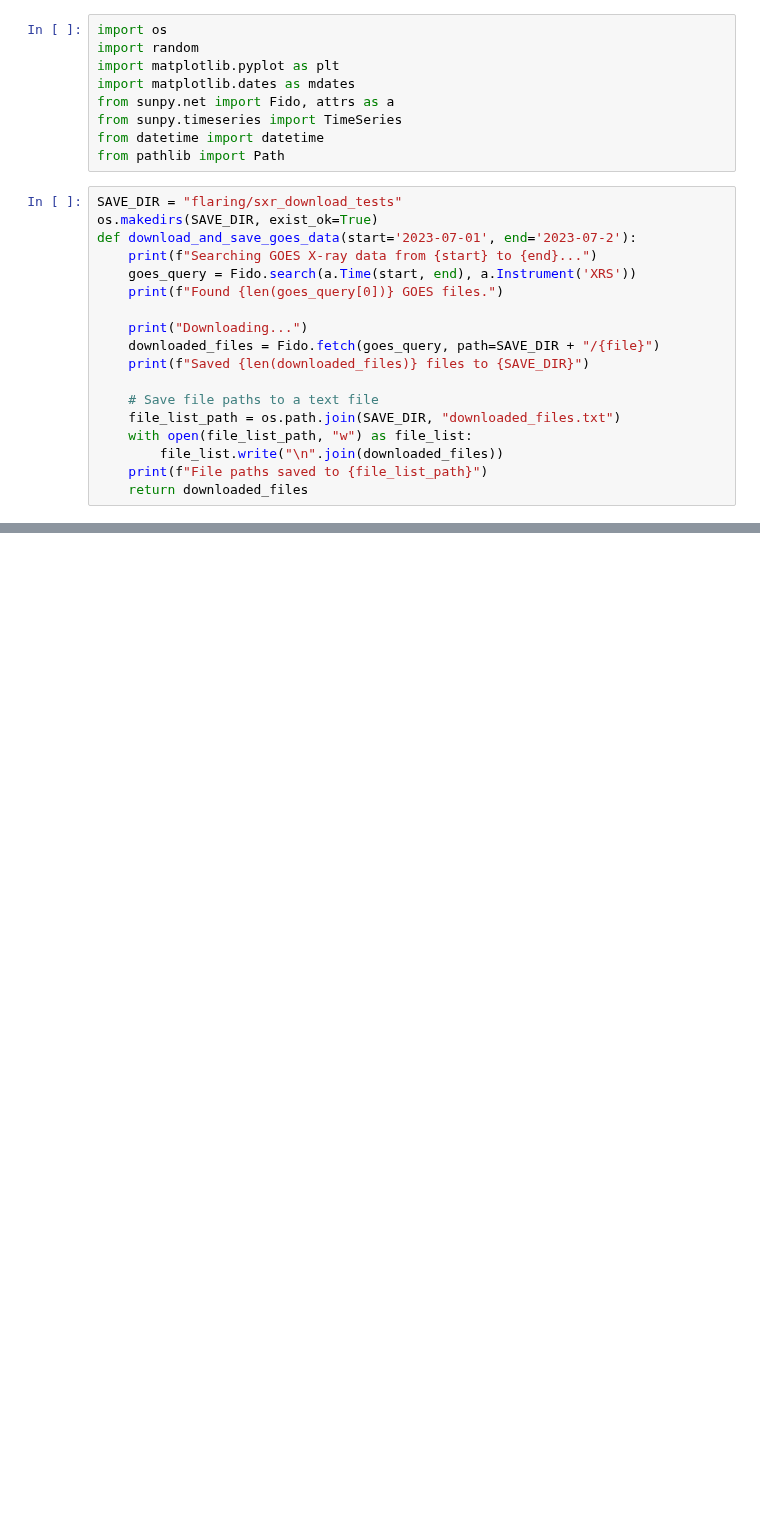
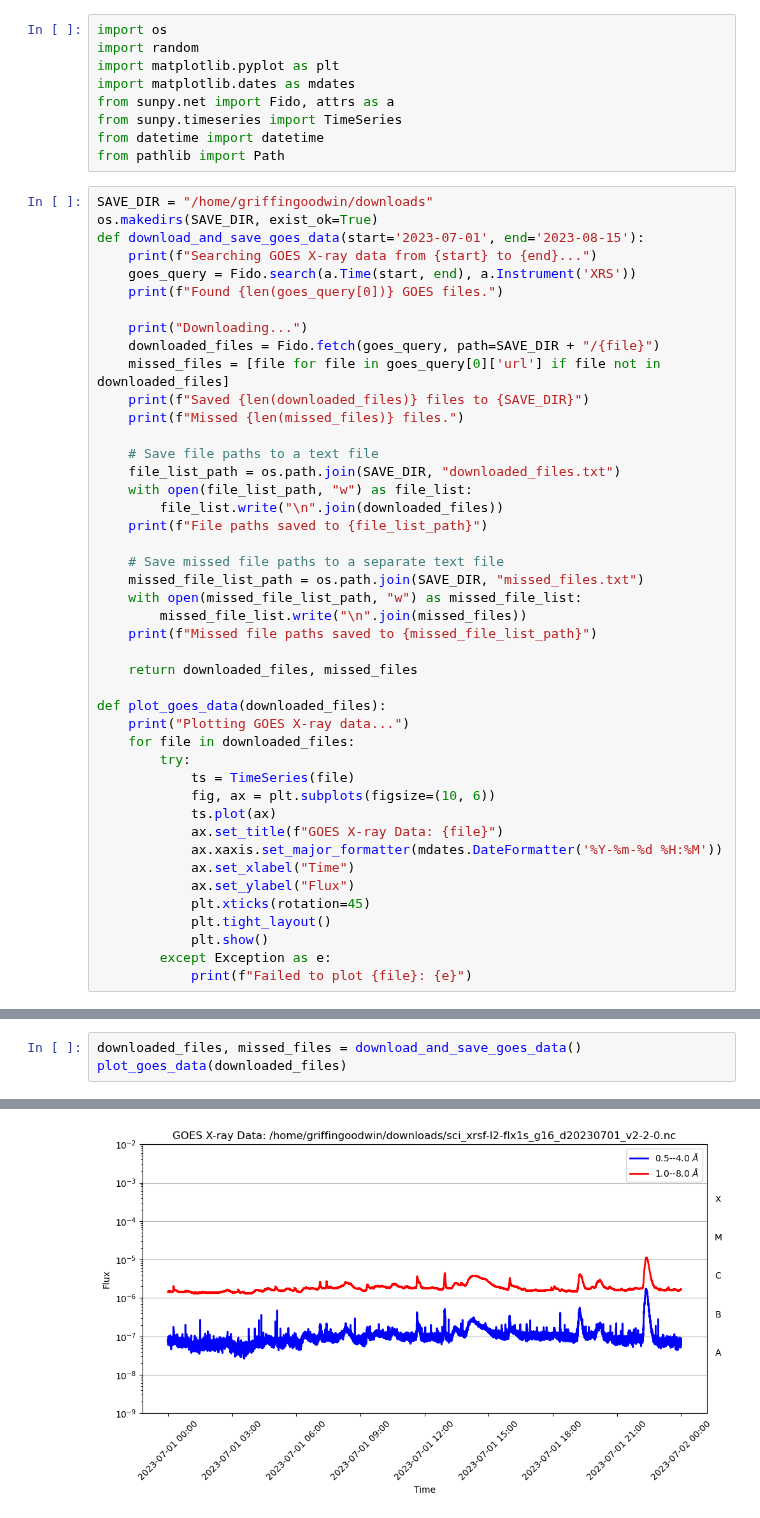
Before and after one commit to griffin-goodwin/FOXES, a Jupyter notebook: flaring/sxr_download_tests/sxr_downloader.ipynb, the cells around one changed output, grey strips where cells are left out. Saved outputs shown, nothing was run; the diff lists cells and outputs as text; blank space fills up the shorter version.

Commit message:
Starting on SXR downloader

```diff
--- a/flaring/sxr_download_tests/sxr_downloader.ipynb
+++ b/flaring/sxr_download_tests/sxr_downloader.ipynb
@@ -8,20 +8,46 @@ from sunpy.timeseries import TimeSeries
 from datetime import datetime
 from pathlib import Path
 # %%
-SAVE_DIR = "flaring/sxr_download_tests"
+SAVE_DIR = "/home/griffingoodwin/downloads"
 os.makedirs(SAVE_DIR, exist_ok=True)
-def download_and_save_goes_data(start='2023-07-01', end='2023-07-2'):
+def download_and_save_goes_data(start='2023-07-01', end='2023-08-15'):
     print(f"Searching GOES X-ray data from {start} to {end}...")
     goes_query = Fido.search(a.Time(start, end), a.Instrument('XRS'))
     print(f"Found {len(goes_query[0])} GOES files.")
 
     print("Downloading...")
     downloaded_files = Fido.fetch(goes_query, path=SAVE_DIR + "/{file}")
+    missed_files = [file for file in goes_query[0]['url'] if file not in downloaded_files]
     print(f"Saved {len(downloaded_files)} files to {SAVE_DIR}")
+    print(f"Missed {len(missed_files)} files.")
 
     # Save file paths to a text file
     file_list_path = os.path.join(SAVE_DIR, "downloaded_files.txt")
     with open(file_list_path, "w") as file_list:
         file_list.write("\n".join(downloaded_files))
     print(f"File paths saved to {file_list_path}")
-    return downloaded_files
+
+    # Save missed file paths to a separate text file
+    missed_file_list_path = os.path.join(SAVE_DIR, "missed_files.txt")
+    with open(missed_file_list_path, "w") as missed_file_list:
+        missed_file_list.write("\n".join(missed_files))
+    print(f"Missed file paths saved to {missed_file_list_path}")
+
+    return downloaded_files, missed_files
+
+def plot_goes_data(downloaded_files):
+    print("Plotting GOES X-ray data...")
+    for file in downloaded_files:
+        try:
+            ts = TimeSeries(file)
+            fig, ax = plt.subplots(figsize=(10, 6))
+            ts.plot(ax)
+            ax.set_title(f"GOES X-ray Data: {file}")
+            ax.xaxis.set_major_formatter(mdates.DateFormatter('%Y-%m-%d %H:%M'))
+            ax.set_xlabel("Time")
+            ax.set_ylabel("Flux")
+            plt.xticks(rotation=45)
+            plt.tight_layout()
+            plt.show()
+        except Exception as e:
+            print(f"Failed to plot {file}: {e}")
@@ -37,0 +54,4 @@ File paths saved to flaring/sxr_download_tests/downloaded_files.txt
+# %%
+downloaded_files, missed_files = download_and_save_goes_data()
+plot_goes_data(downloaded_files)
+# %% [output]
@@ -37,0 +66 @@ File paths saved to flaring/sxr_download_tests/downloaded_files.txt
+[figure, added]
```
Also changed, not shown: parts of 4 cells of this notebook.
